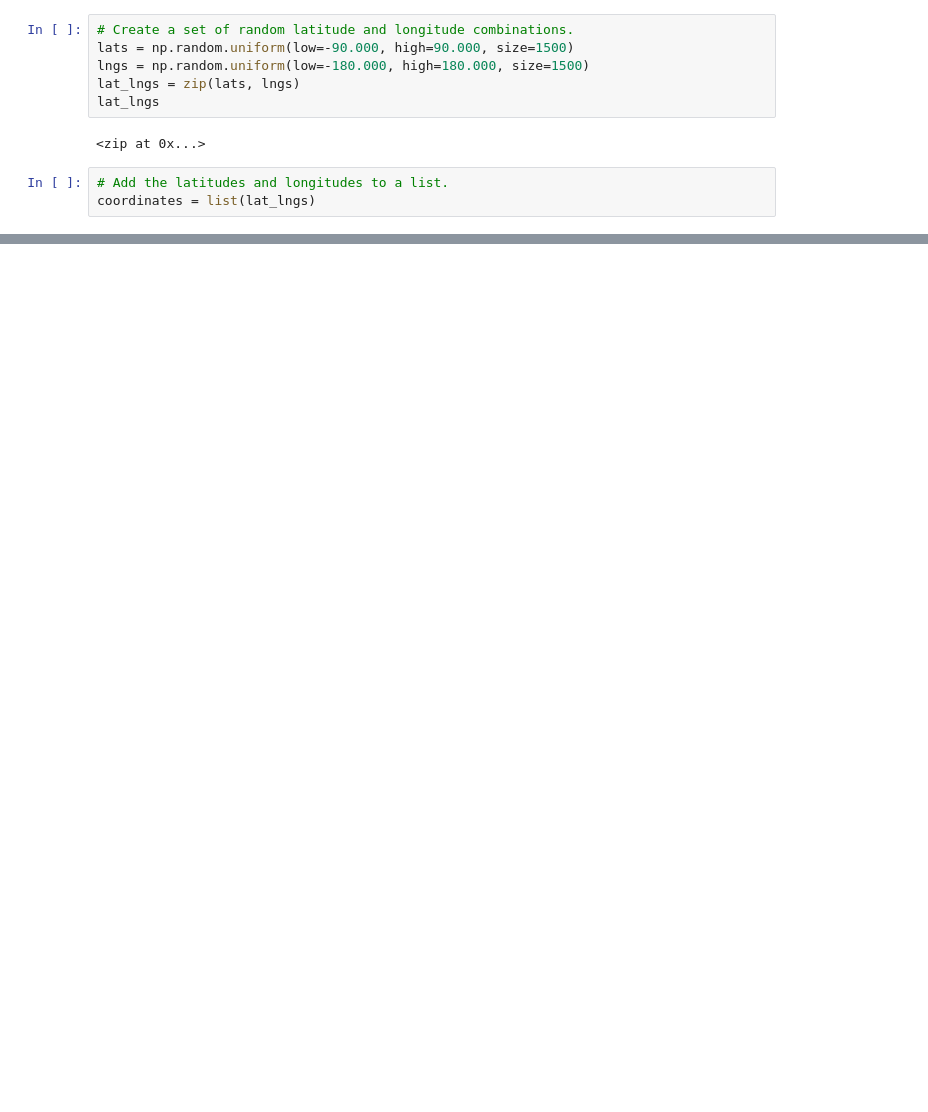
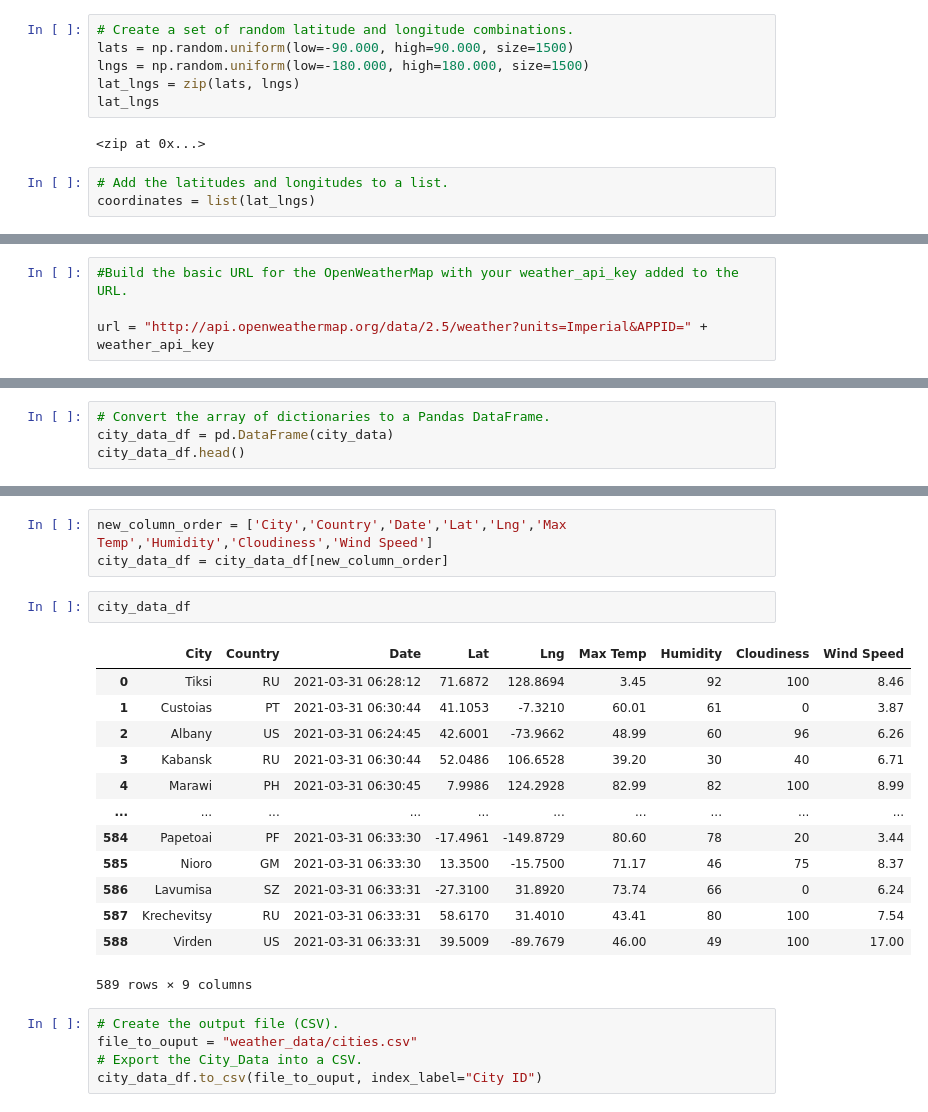
Before and after one commit to MamidalaV/World_Weather_Analysis, a Jupyter notebook: WeatherPy.ipynb, the cells around one changed output, grey strips where cells are left out. Drawn from its saved outputs; the diff is of its cells as text; blank space fills up the shorter version.

```diff
--- a/WeatherPy.ipynb
+++ b/WeatherPy.ipynb
@@ -30,0 +34,4 @@ len(cities)
+# %%
+#Build the basic URL for the OpenWeatherMap with your weather_api_key added to the URL.
+
+url = "http://api.openweathermap.org/data/2.5/weather?units=Imperial&APPID=" + weather_api_key
@@ -30,0 +128,4 @@ len(cities)
+# %%
+# Convert the array of dictionaries to a Pandas DataFrame.
+city_data_df = pd.DataFrame(city_data)
+city_data_df.head()
@@ -30,0 +139,24 @@ len(cities)
+# %%
+new_column_order = ['City','Country','Date','Lat','Lng','Max Temp','Humidity','Cloudiness','Wind Speed']
+city_data_df = city_data_df[new_column_order]
+# %%
+city_data_df
+# %% [output]
+|  | City | Country | Date | Lat | Lng | Max Temp | Humidity | Cloudiness | Wind Speed |
+| 0 | Tiksi | RU | 2021-03-31 06:28:12 | 71.6872 | 128.8694 | 3.45 | 92 | 100 | 8.46 |
+| 1 | Custoias | PT | 2021-03-31 06:30:44 | 41.1053 | -7.3210 | 60.01 | 61 | 0 | 3.87 |
+| 2 | Albany | US | 2021-03-31 06:24:45 | 42.6001 | -73.9662 | 48.99 | 60 | 96 | 6.26 |
+| 3 | Kabansk | RU | 2021-03-31 06:30:44 | 52.0486 | 106.6528 | 39.20 | 30 | 40 | 6.71 |
+| 4 | Marawi | PH | 2021-03-31 06:30:45 | 7.9986 | 124.2928 | 82.99 | 82 | 100 | 8.99 |
+| ... | ... | ... | ... | ... | ... | ... | ... | ... | ... |
+| 584 | Papetoai | PF | 2021-03-31 06:33:30 | -17.4961 | -149.8729 | 80.60 | 78 | 20 | 3.44 |
+| 585 | Nioro | GM | 2021-03-31 06:33:30 | 13.3500 | -15.7500 | 71.17 | 46 | 75 | 8.37 |
+| 586 | Lavumisa | SZ | 2021-03-31 06:33:31 | -27.3100 | 31.8920 | 73.74 | 66 | 0 | 6.24 |
+| 587 | Krechevitsy | RU | 2021-03-31 06:33:31 | 58.6170 | 31.4010 | 43.41 | 80 | 100 | 7.54 |
+| 588 | Virden | US | 2021-03-31 06:33:31 | 39.5009 | -89.7679 | 46.00 | 49 | 100 | 17.00 |
+589 rows × 9 columns
+# %%
+# Create the output file (CSV).
+file_to_ouput = "weather_data/cities.csv"
+# Export the City_Data into a CSV.
+city_data_df.to_csv(file_to_ouput, index_label="City ID")
```
Also changed, not shown: parts of 5 cells of this notebook, 3 other files.
